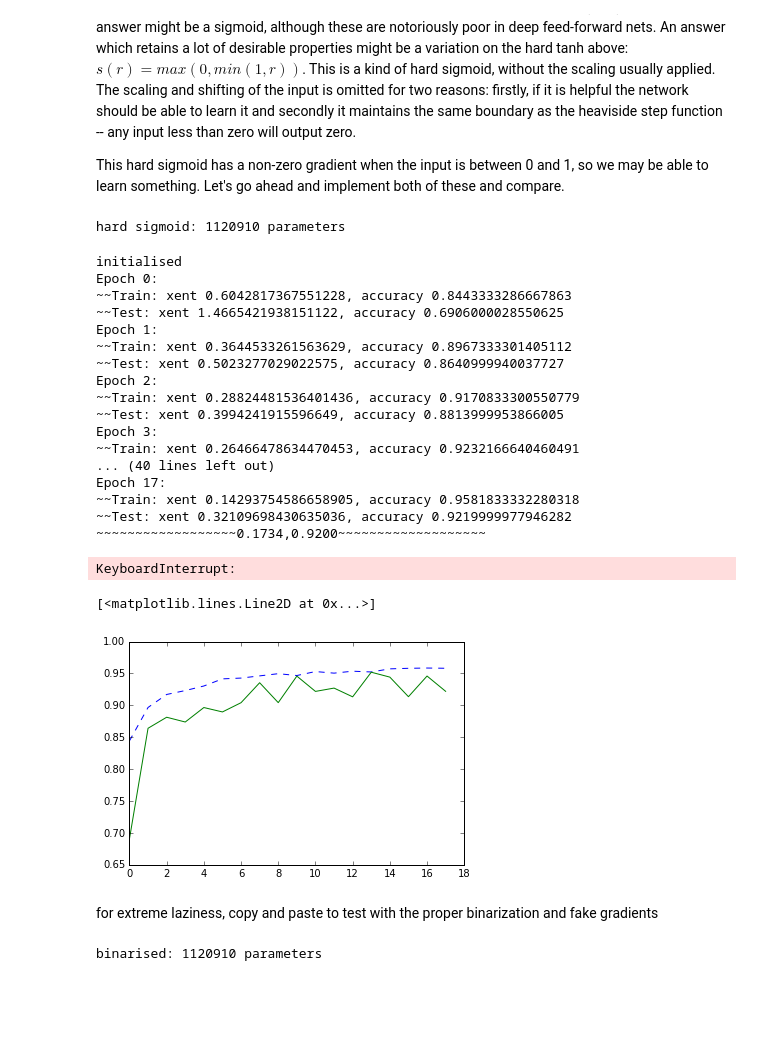
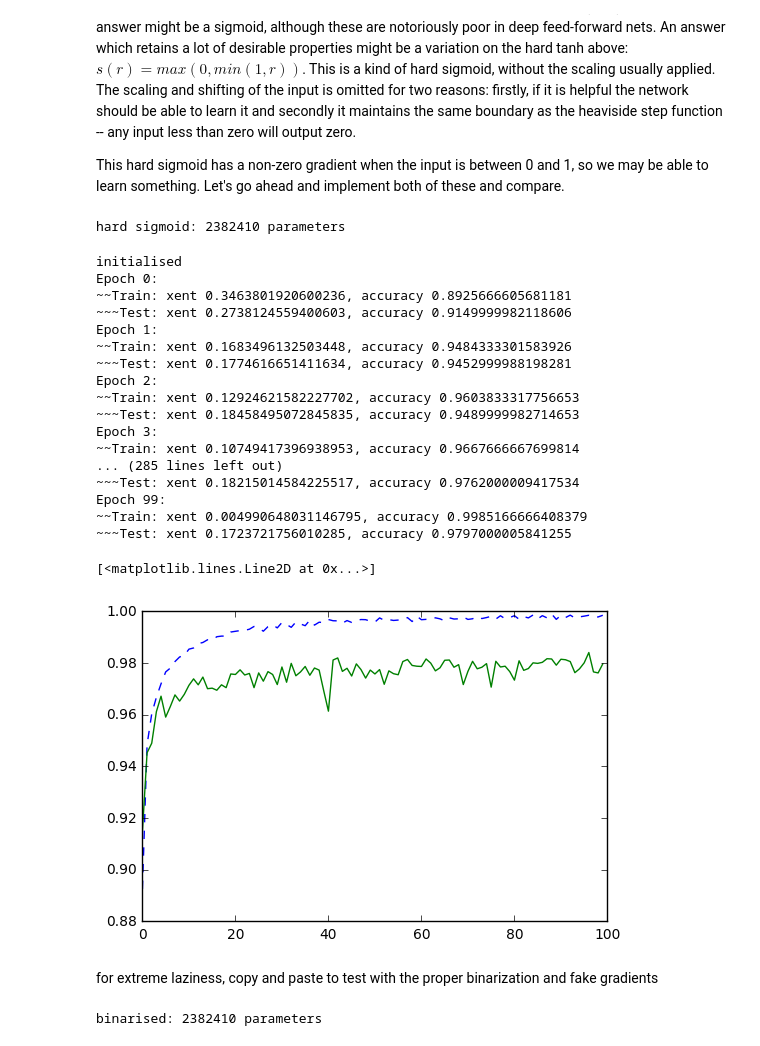
Before and after one commit to PFCM/odds-and-ends, a Jupyter notebook: switching tensor train.ipynb, the cells around one changed output. Saved outputs shown, nothing was run; the diff lists cells and outputs as text; code cells hidden in the pictures; blank space fills up the shorter version.

Commit message:
results on longer training, hard sigmoid takes the prize

```diff
--- a/switching tensor train.ipynb
+++ b/switching tensor train.ipynb
@@ -233,11 +233,11 @@ def count_params(scope):
          for var in tf.get_collection(tf.GraphKeys.TRAINABLE_VARIABLES, scope)])
 # %%
 BATCH_SIZE = 50
-LEARNING_RATE = 0.001
+LEARNING_RATE = 0.0001  # hand picked -- could probably do better
 NUM_EPOCHS = 100
 DEPTH = 4  # give it some depth, but not too much
 WIDTH = 50 # pretty narrow
-RANKS = 25 # very narrow
+RANKS = 50 # also pretty narrow -- does most of the work so should be bigger?
 
 tf.reset_default_graph()
 input_pl = tf.placeholder(tf.float32, shape=[BATCH_SIZE, 784], name='inputs')
@@ -258,7 +258,7 @@ with tf.variable_scope('hs_net') as scope:
     hs_net_train = opt.minimize(
         hs_net_loss, var_list=tf.get_collection(tf.GraphKeys.TRAINABLE_VARIABLES, scope.name))
 # %% [output]
-hard sigmoid: 1120910 parameters
+hard sigmoid: 2382410 parameters
 # %%
 def run_epoch(data_iter, input_var, target_var, metrics, train_op, session):
     """run an epoch over the data, report metrics averaged over all the data"""
@@ -310,29 +310,28 @@ with tf.Session() as sess:
 # %% [output]
 initialised
 Epoch 0:
-~~Train: xent 0.6042817367551228, accuracy 0.8443333286667863
-~~Test: xent 1.4665421938151122, accuracy 0.6906000028550625
+~~Train: xent 0.3463801920600236, accuracy 0.8925666605681181
+~~~Test: xent 0.2738124559400603, accuracy 0.9149999982118606
 Epoch 1:
-~~Train: xent 0.3644533261563629, accuracy 0.8967333301405112
-~~Test: xent 0.5023277029022575, accuracy 0.8640999940037727
+~~Train: xent 0.1683496132503448, accuracy 0.9484333301583926
+~~~Test: xent 0.1774616651411634, accuracy 0.9452999988198281
 Epoch 2:
-~~Train: xent 0.28824481536401436, accuracy 0.9170833300550779
-~~Test: xent 0.3994241915596649, accuracy 0.8813999953866005
+~~Train: xent 0.12924621582227702, accuracy 0.9603833317756653
+~~~Test: xent 0.18458495072845835, accuracy 0.9489999982714653
 Epoch 3:
-~~Train: xent 0.26466478634470453, accuracy 0.9232166640460491
-... (40 lines left out)
-Epoch 17:
-~~Train: xent 0.14293754586658905, accuracy 0.9581833332280318
-~~Test: xent 0.32109698430635036, accuracy 0.9219999977946282
-~~~~~~~~~~~~~~~~~~0.1734,0.9200~~~~~~~~~~~~~~~~~~~
+~~Train: xent 0.10749417396938953, accuracy 0.9667666667699814
+... (285 lines left out)
+~~~Test: xent 0.18215014584225517, accuracy 0.9762000009417534
+Epoch 99:
+~~Train: xent 0.004990648031146795, accuracy 0.9985166666408379
+~~~Test: xent 0.1723721756010285, accuracy 0.9797000005841255
-KeyboardInterrupt:
 # %%
-x = np.arange(len(train_accs))
+x = np.arange(len(hs_train_accs))
 plt.plot(x, hs_train_accs, ls='dashed', label='train')
 plt.plot(x, hs_test_accs, label='test')
 # %% [output]
 [<matplotlib.lines.Line2D at 0x...>]
-[figure, old version]
+[figure, new version]
 # %% [markdown]
 for extreme laziness, copy and paste to test with the proper binarization and fake gradients
 # %%
@@ -340,9 +339,9 @@ tf.reset_default_graph()
 
 # can't do this one on GPU because I haven't done a GPU implementation of the binary connect
 # it seems like it shouldn't be hard, but in practive it's turned out to be a big pain
-# so we'll just pin everything to the cpu
+# so we'll just pin everything to the cpu, tbh it doesn't seem to slow down much
 
-with tf.device('/cpu:0')
+with tf.device('/cpu:0'):
     input_pl = tf.placeholder(tf.float32, shape=[BATCH_SIZE, 784], name='inputs')
     target_pl = tf.placeholder(tf.int32, shape=[BATCH_SIZE], name='targets')
 
@@ -362,7 +361,7 @@ with tf.device('/cpu:0')
         bc_net_train = opt.minimize(
             bc_net_loss, var_list=tf.get_collection(tf.GraphKeys.TRAINABLE_VARIABLES, scope.name))
 # %% [output]
-binarised: 1120910 parameters
+binarised: 2382410 parameters
 # %%
 # now train
 bc_train_accs, bc_test_accs = [], []
```
Also changed, not shown: parts of 6 cells of this notebook.
